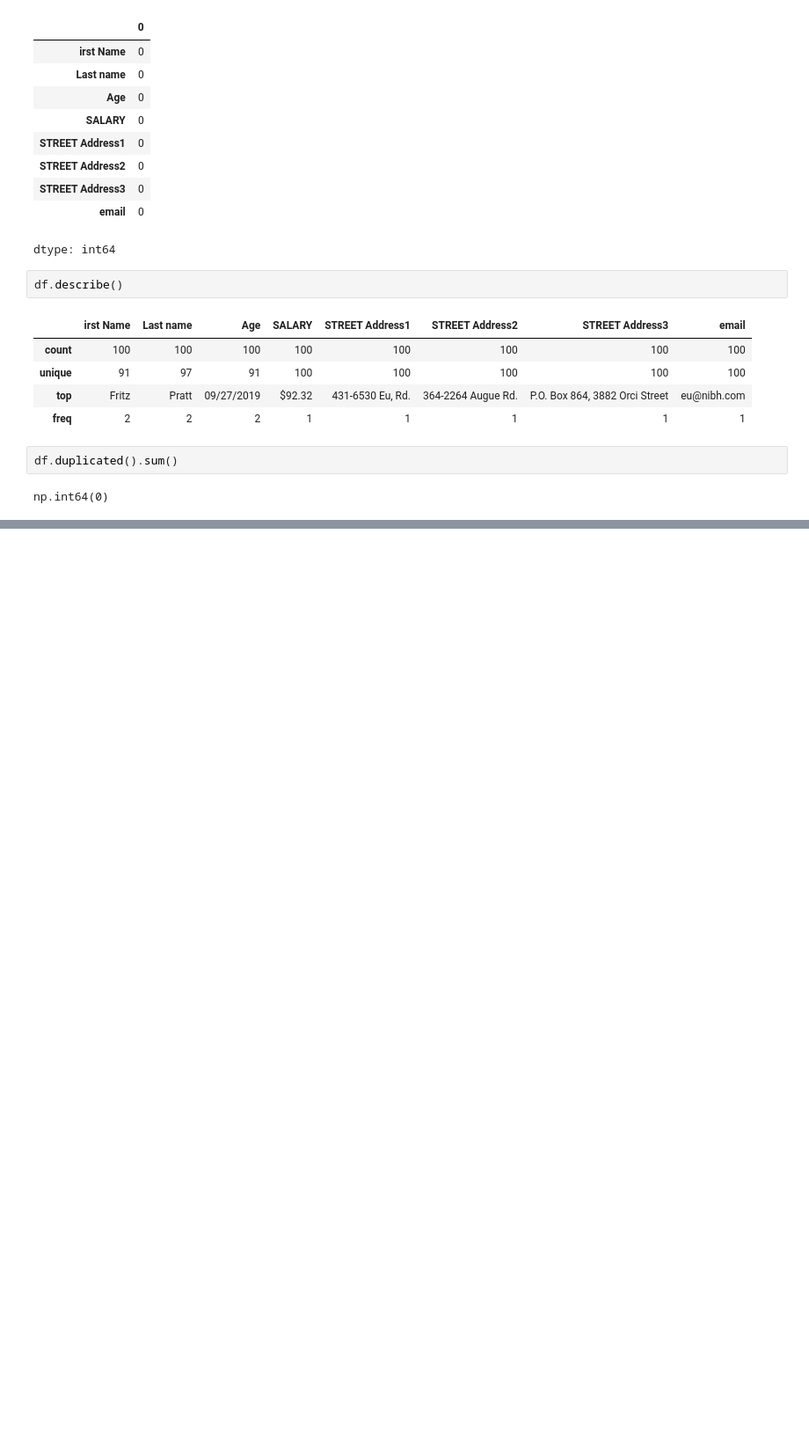
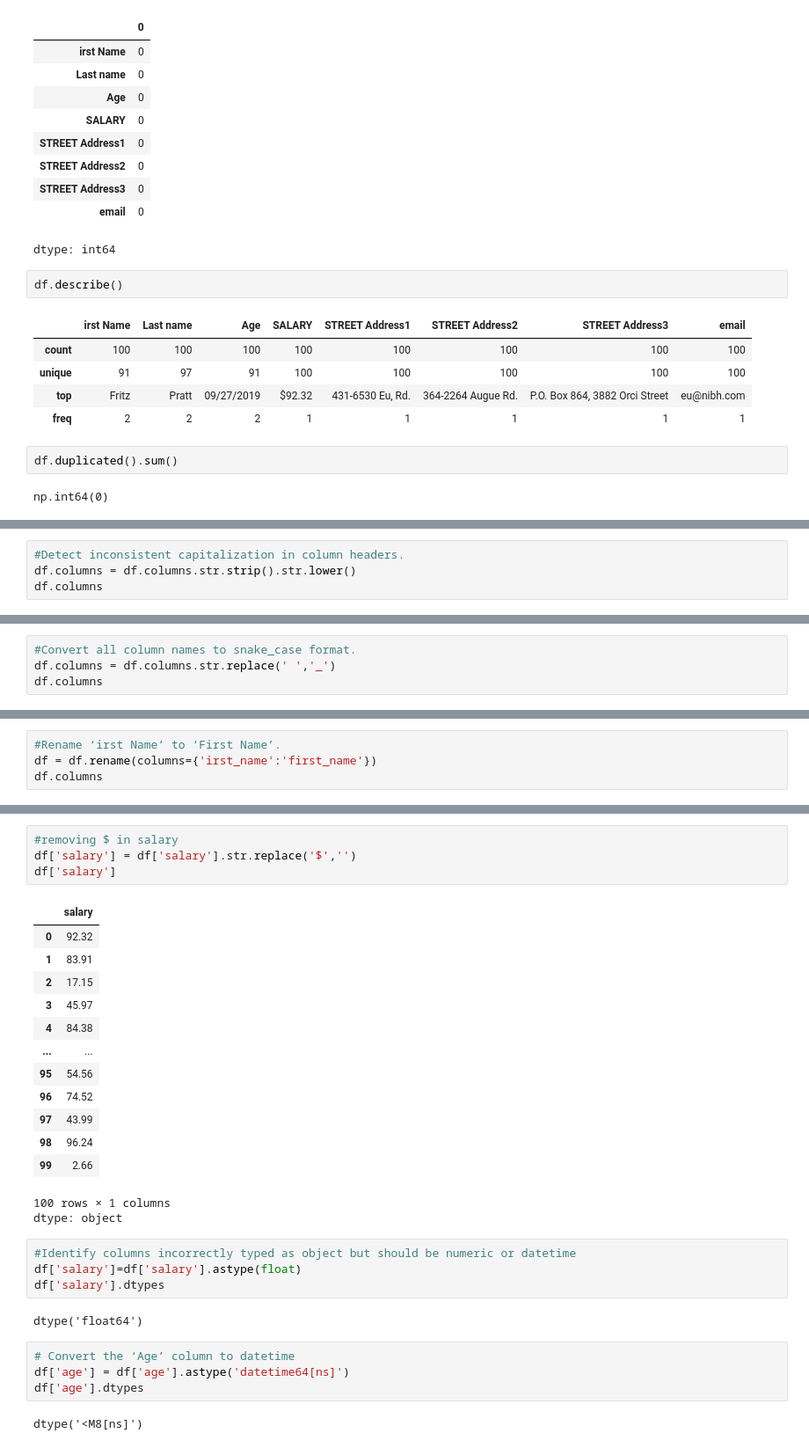
Before and after one commit to Sru-j/daily_lab_activities, a Jupyter notebook: 2_Example_DataCleaning.ipynb, the cells around one changed output, grey strips where cells are left out. Shown at 88% size. Saved outputs shown, nothing was run; the diff lists cells and outputs as text; blank space fills up the shorter version.

```diff
--- a/2_Example_DataCleaning.ipynb
+++ b/2_Example_DataCleaning.ipynb
@@ -77,0 +87,4 @@ DATA CLEANING
+# %%
+#Detect inconsistent capitalization in column headers.
+df.columns = df.columns.str.strip().str.lower()
+df.columns
@@ -77,0 +95,4 @@ DATA CLEANING
+# %%
+#Convert all column names to snake_case format.
+df.columns = df.columns.str.replace(' ','_')
+df.columns
@@ -77,0 +103,4 @@ DATA CLEANING
+# %%
+#Rename ‘irst Name’ to ‘First Name’.
+df = df.rename(columns={'irst_name':'first_name'})
+df.columns
@@ -77,0 +127,31 @@ DATA CLEANING
+# %%
+#removing $ in salary
+df['salary'] = df['salary'].str.replace('$','')
+df['salary']
+# %% [output]
+|  | salary |
+| 0 | 92.32 |
+| 1 | 83.91 |
+| 2 | 17.15 |
+| 3 | 45.97 |
+| 4 | 84.38 |
+| ... | ... |
+| 95 | 54.56 |
+| 96 | 74.52 |
+| 97 | 43.99 |
+| 98 | 96.24 |
+| 99 | 2.66 |
+100 rows × 1 columns
+dtype: object
+# %%
+#Identify columns incorrectly typed as object but should be numeric or datetime
+df['salary']=df['salary'].astype(float)
+df['salary'].dtypes
+# %% [output]
+dtype('float64')
+# %%
+# Convert the ‘Age’ column to datetime
+df['age'] = df['age'].astype('datetime64[ns]')
+df['age'].dtypes
+# %% [output]
+dtype('<M8[ns]')
```
Also changed, not shown: parts of 27 cells of this notebook.
